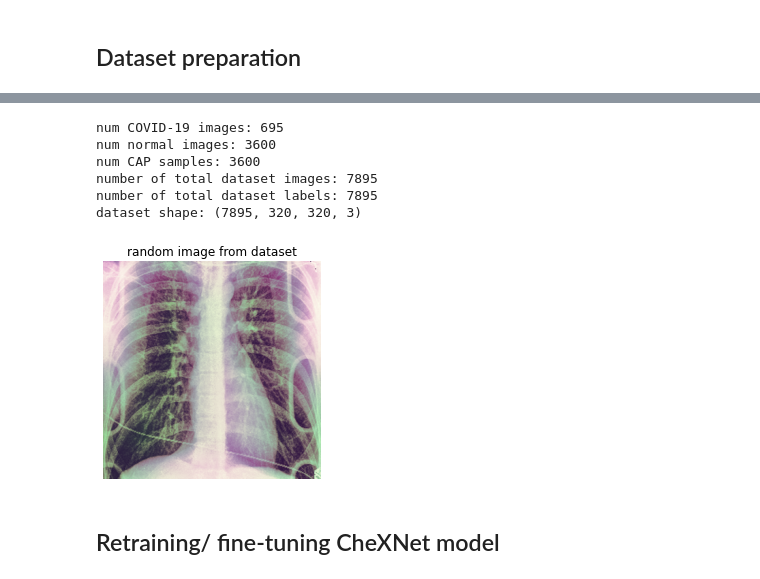
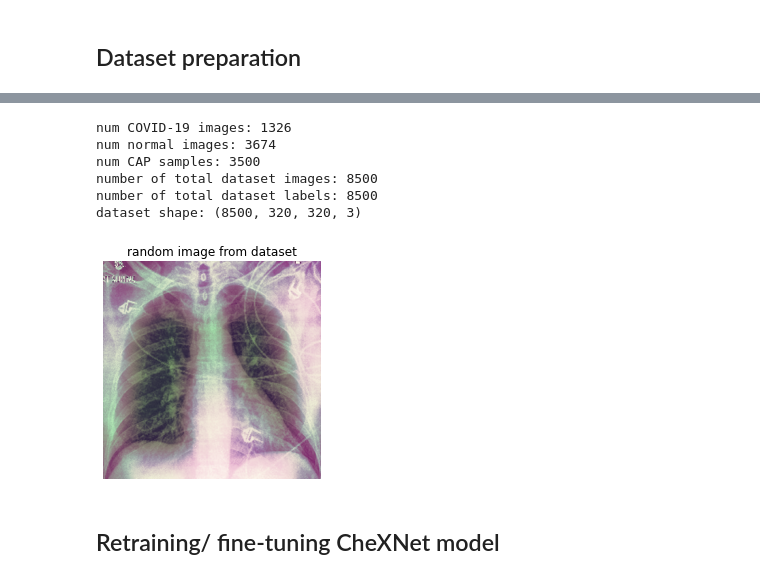
Before and after one commit to armiro/COVID-CXNet, a Jupyter notebook: multiclass_covid_cxnet.ipynb, the cells around one changed output, grey strips where cells are left out. Cells and saved outputs as stored; diff of their text form; code cells hidden in the pictures.

```diff
--- a/multiclass_covid_cxnet.ipynb
+++ b/multiclass_covid_cxnet.ipynb
@@ -256,11 +254,7 @@ np.save(file='/content/drive/My Drive/Datasets/covid_cxr_dataset/cxr_samples_seg
 # %%
 # run with previously segmented images (ignore 5 last code blocks above)
 X = np.load('/content/drive/My Drive/Datasets/covid_cxr_dataset/cxr_samples_segmented.npy')
-y = np.load('/content/drive/My Drive/Datasets/covid_cxr_dataset/cxr_labels_multiclass.npy')
-X = np.concatenate((X[:695], X[695:4295], X[6000:9600]), axis=0)
-y = np.concatenate((y[:695], y[695:4295], y[6000:9600]))
-# X = np.concatenate((X[:500], X[1000:1500], X[5500:6000]), axis=0)
-# y = np.concatenate((y[:500], y[1000:1500], y[5500:6000]))
+y = np.load('/content/drive/My Drive/Datasets/covid_cxr_dataset/cxr_labels.npy')
 
 # one-hot encoding of labels
 transformer = ColumnTransformer(transformers=[('encoder', OneHotEncoder(), [0])])
@@ -289,40 +283,40 @@ print('num CAP samples:', num_cap_samples)
 # perform histogram matching since majority of the images are from NIH-14 dataset
 base_image = X[0]
 X = np.array([match_histogram(source=image, template=base_image) for image in X])
 
 # apply image enhancements and concat with the original image
 X_beasf = np.array([BEASF(image=image, gamma=1.5) for image in X])
 X_clahe = np.array([cv2.createCLAHE(clipLimit=2.0, tileGridSize=(8, 8)).apply(image) for image in X])
 X_clahe = np.array([np.expand_dims(a=image, axis=-1) for image in X_clahe])
 X = np.concatenate((X_beasf, X_clahe, X), axis=-1)
 
 # rescale images from [0, 255] to [0, 1]
 # X = np.array([X[idx] / 255. for idx in range(len(X))])
 
 print('number of total dataset images:', len(X))
 print('number of total dataset labels:', len(y))
 print('dataset shape:', X.shape)
 
 rnd_idx = np.random.choice(a=len(X), size=None)
 plt.imshow(X=X[rnd_idx].squeeze(), cmap='gray')
 plt.axis('off')
 plt.title(label='random image from dataset')
 plt.show()
 
 X_train, X_test, y_train, y_test = train_test_split(X, y_column_encoded, test_size=0.2,
                                                     random_state=18)
 
 # NOTE: sklearn train_test_split function copies the dataset, hence deleting initial data
 # variables will increase RAM space drastically (~ x2)
 del X, X_beasf, X_clahe
 # %% [output]
-num COVID-19 images: 695
-num normal images: 3600
-num CAP samples: 3600
-number of total dataset images: 7895
-number of total dataset labels: 7895
-dataset shape: (7895, 320, 320, 3)
+num COVID-19 images: 1326
+num normal images: 3674
+num CAP samples: 3500
+number of total dataset images: 8500
+number of total dataset labels: 8500
+dataset shape: (8500, 320, 320, 3)
-[figure, old version]
+[figure, new version]
 # %%
 del base_image, y_reshaped, transformer, rnd_idx, y_column_encoded
 del num_cap_samples, num_covid_samples, num_normal_samples
```
Also changed, not shown: parts of 13 cells of this notebook.
